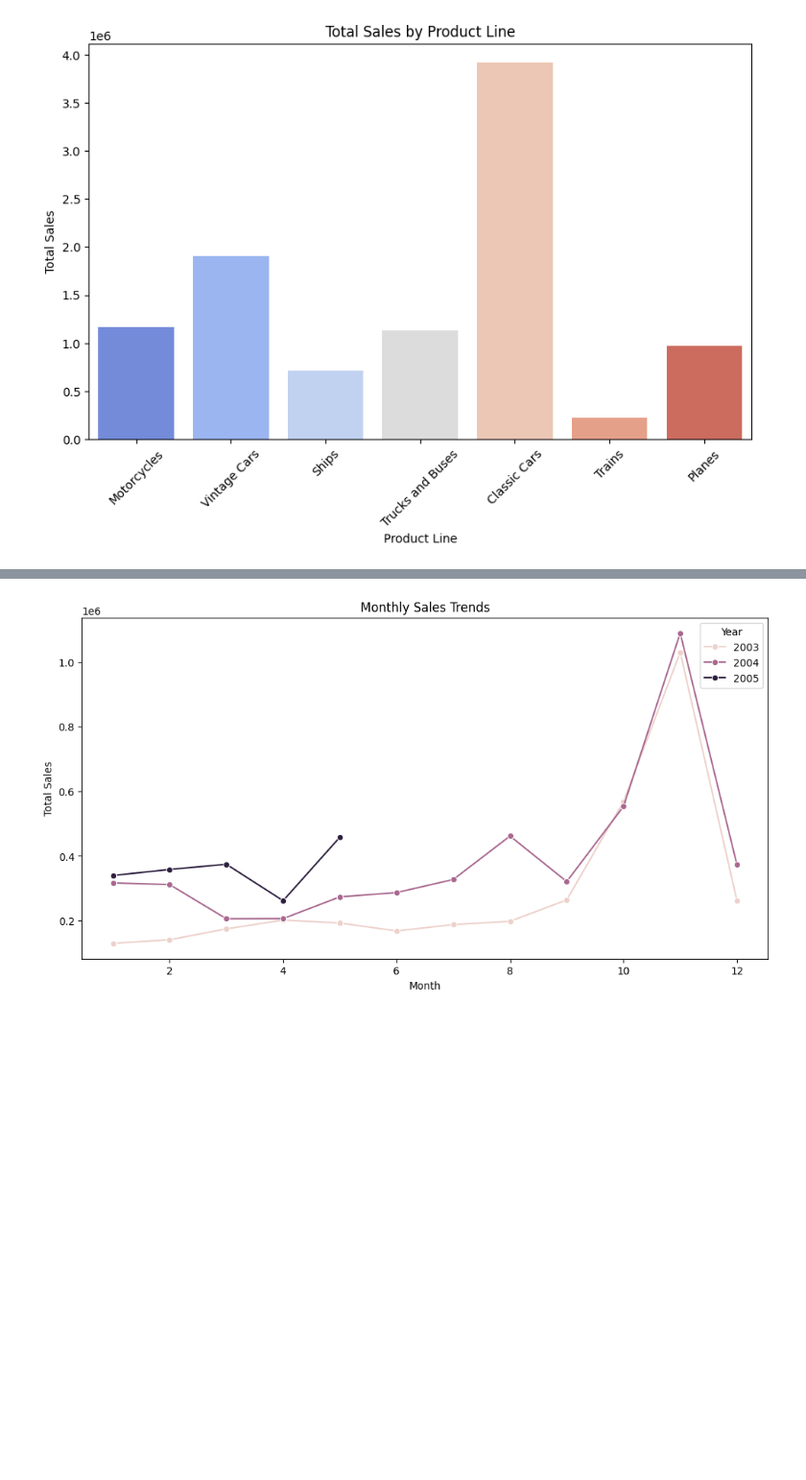
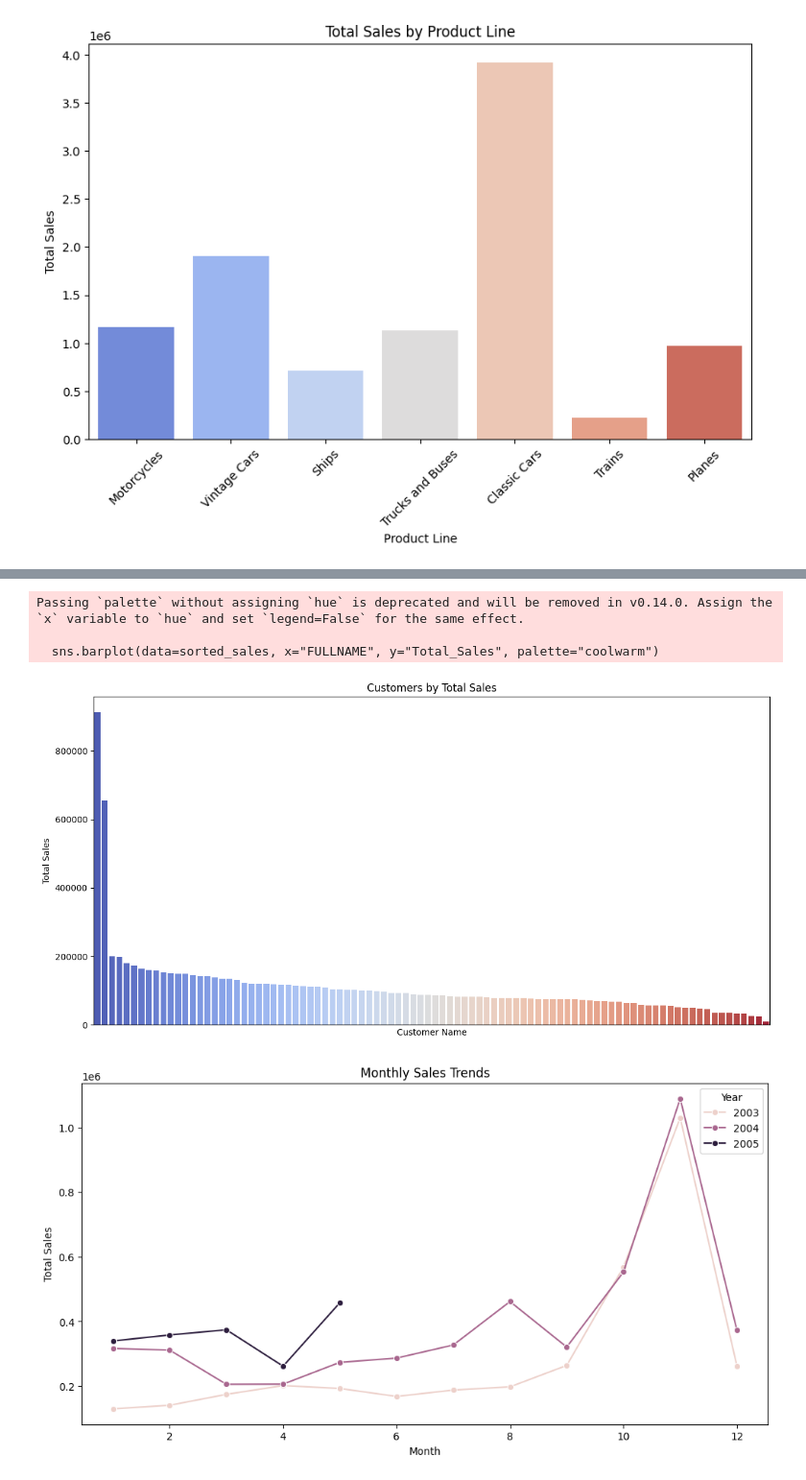
Before and after one commit to miqua2308/project-scala, a Jupyter notebook: project.ipynb, the cells around one changed output, grey strips where cells are left out. Shown: that part at 96% size. Drawn from its saved outputs; the diff is of its cells as text; code cells hidden in the pictures; blank space fills up the shorter version.

Commit message:
modify: add trend for customer

```diff
--- a/project.ipynb
+++ b/project.ipynb
@@ -114,3 +93,12 @@ Passing `palette` without assigning `hue` is deprecated and will be removed in v
 
   sns.barplot(data=product_line_sales_pd, x="PRODUCTLINE", y="Total_Sales", palette="coolwarm")
 [figure]
+# %%
+# Combine CONTACTLASTNAME and CONTACTFIRSTNAME into FULLNAME
+sales_df = sales_df.withColumn("FULLNAME", concat_ws(" ", col("CONTACTFIRSTNAME"), col("CONTACTLASTNAME")))
+# Group by FULLNAME and calculate total sales
+full_name_sales = sales_df.groupBy("FULLNAME").agg(sum("SALES").alias("Total_Sales"))
+# Sort by total sales in descending order
+sorted_sales = full_name_sales.orderBy(col("Total_Sales").desc())
+
+sorted_sales.show(10, truncate=False)
@@ -117,3 +121,23 @@ Passing `palette` without assigning `hue` is deprecated and will be removed in v
+# %%
+# Convert Spark DataFrame to Pandas for visualization
+sorted_sales = sorted_sales.toPandas()
+
+# Visualization: Total sales by customer
+plt.figure(figsize=(12, 6))
+sns.barplot(data=sorted_sales, x="FULLNAME", y="Total_Sales", palette="coolwarm")
+plt.title("Customers by Total Sales")
+plt.xlabel("Customer Name")
+plt.ylabel("Total Sales")
+plt.xticks(rotation=45, ha="right")  # Rotate and align the x-axis labels
+plt.xticks([], [])
+plt.tight_layout()  # Adjust layout for better spacing
+plt.show()
+sorted_sales = spark.createDataFrame(sorted_sales)
+# %% [output]
+Passing `palette` without assigning `hue` is deprecated and will be removed in v0.14.0. Assign the `x` variable to `hue` and set `legend=False` for the same effect.
+
+  sns.barplot(data=sorted_sales, x="FULLNAME", y="Total_Sales", palette="coolwarm")
+[figure, added]
 # %%
 # Monthly Sales Trends
 monthly_sales = sales_df.groupBy("YEAR_ID", "MONTH_ID").agg(sum("SALES").alias("Monthly_Sales"))
```
Also changed, not shown: parts of 5 cells of this notebook.
